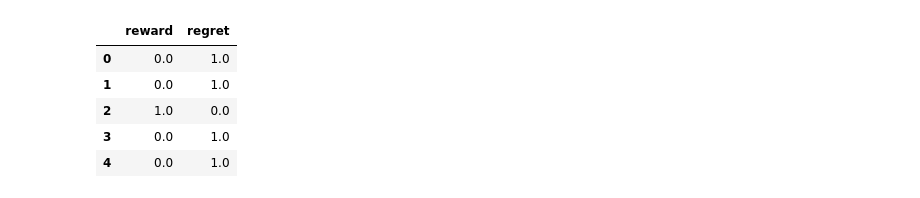
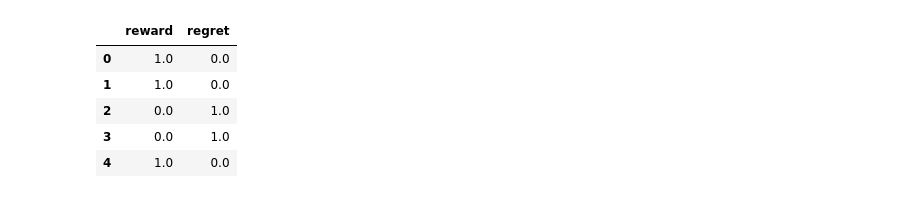
Before and after one commit to neural-bandits/calvera, a Jupyter notebook: examples/linear.ipynb, the cells around one changed output. Saved outputs shown, nothing was run; the diff lists cells and outputs as text; code cells hidden in the pictures.

```diff
--- a/examples/linear.ipynb
+++ b/examples/linear.ipynb
@@ -40,10 +40,12 @@ train_loader = DataLoader(Subset(dataset, range(NUM_SAMPLES)), batch_size=BATCH_
 env = BanditBenchmarkEnvironment(train_loader, device=ACCELERATOR)
 
 # Initialize the LinearTSBandit model
-bandit_module = LinearTSBandit(
+bandit_module = DiagonalPrecApproxLinearTSBandit(
     n_features=dataset.context_size,
     selector=ArgMaxSelector(),
     lazy_uncertainty_update=True,
+    eps=1e-2,
+    lambda_=1e3,
 ).to(ACCELERATOR)
 
 # Configure logging
@@ -57,6 +59,7 @@ regrets = np.array([])
 progress = tqdm(iter(env), total=len(env), desc="Training Linear bandit")
 for contextualized_actions in progress:
     # Select actions based on current model
+    contextualized_actions = contextualized_actions / 255.0
     chosen_actions, _ = bandit_module.forward(contextualized_actions)
 
     # Set up trainer for this step
@@ -108,6 +112,6 @@ c:\Users\Parisa\anaconda3\envs\calvera\lib\site-packages\lightning\pytorch\loops
 |  | reward | regret |
-| 0 | 0.0 | 1.0 |
-| 1 | 0.0 | 1.0 |
-| 2 | 1.0 | 0.0 |
+| 0 | 1.0 | 0.0 |
+| 1 | 1.0 | 0.0 |
+| 2 | 0.0 | 1.0 |
 | 3 | 0.0 | 1.0 |
-| 4 | 0.0 | 1.0 |
+| 4 | 1.0 | 0.0 |
```
Also changed, not shown: parts of 6 cells of this notebook, 4 other files.
